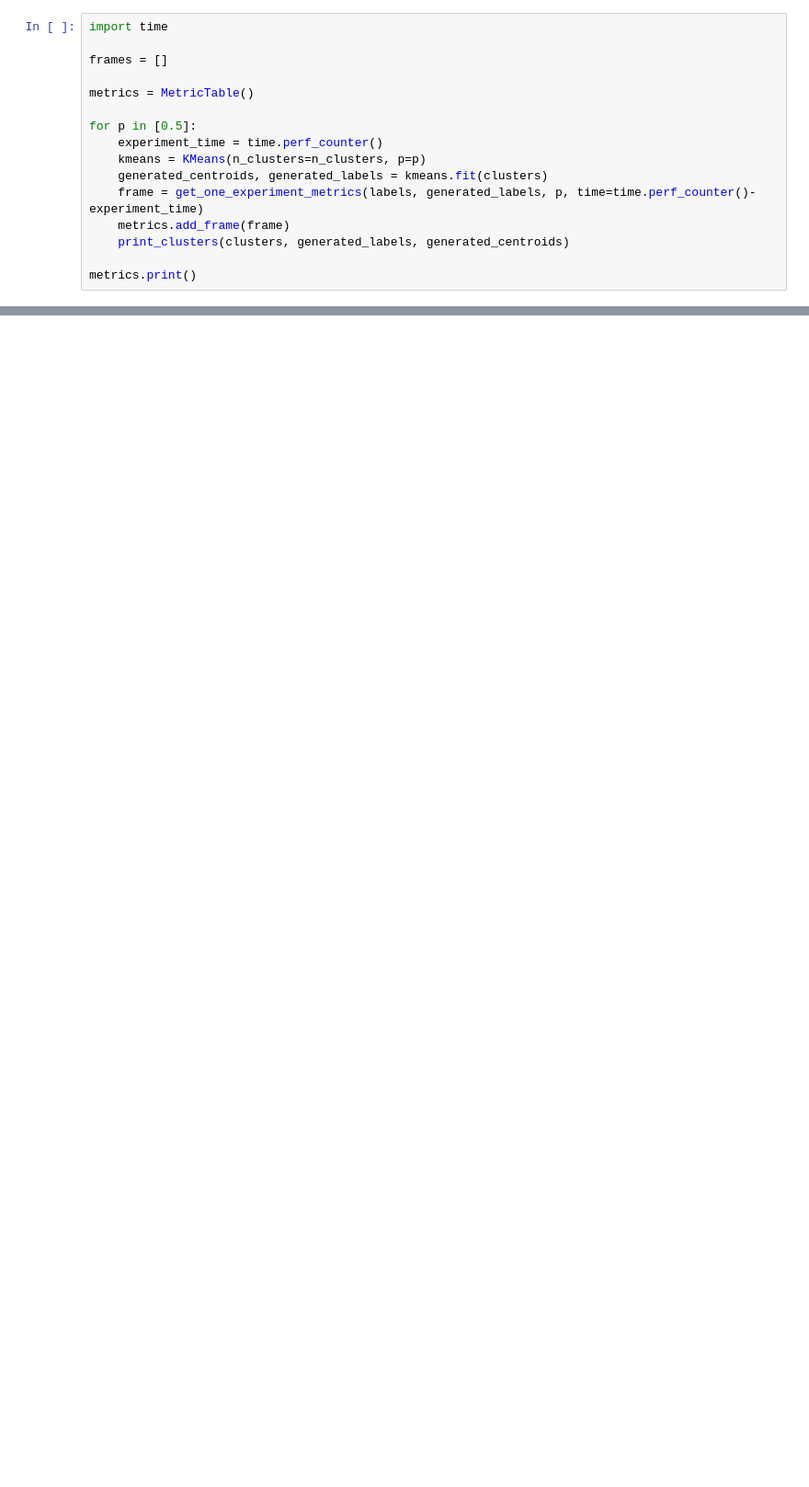
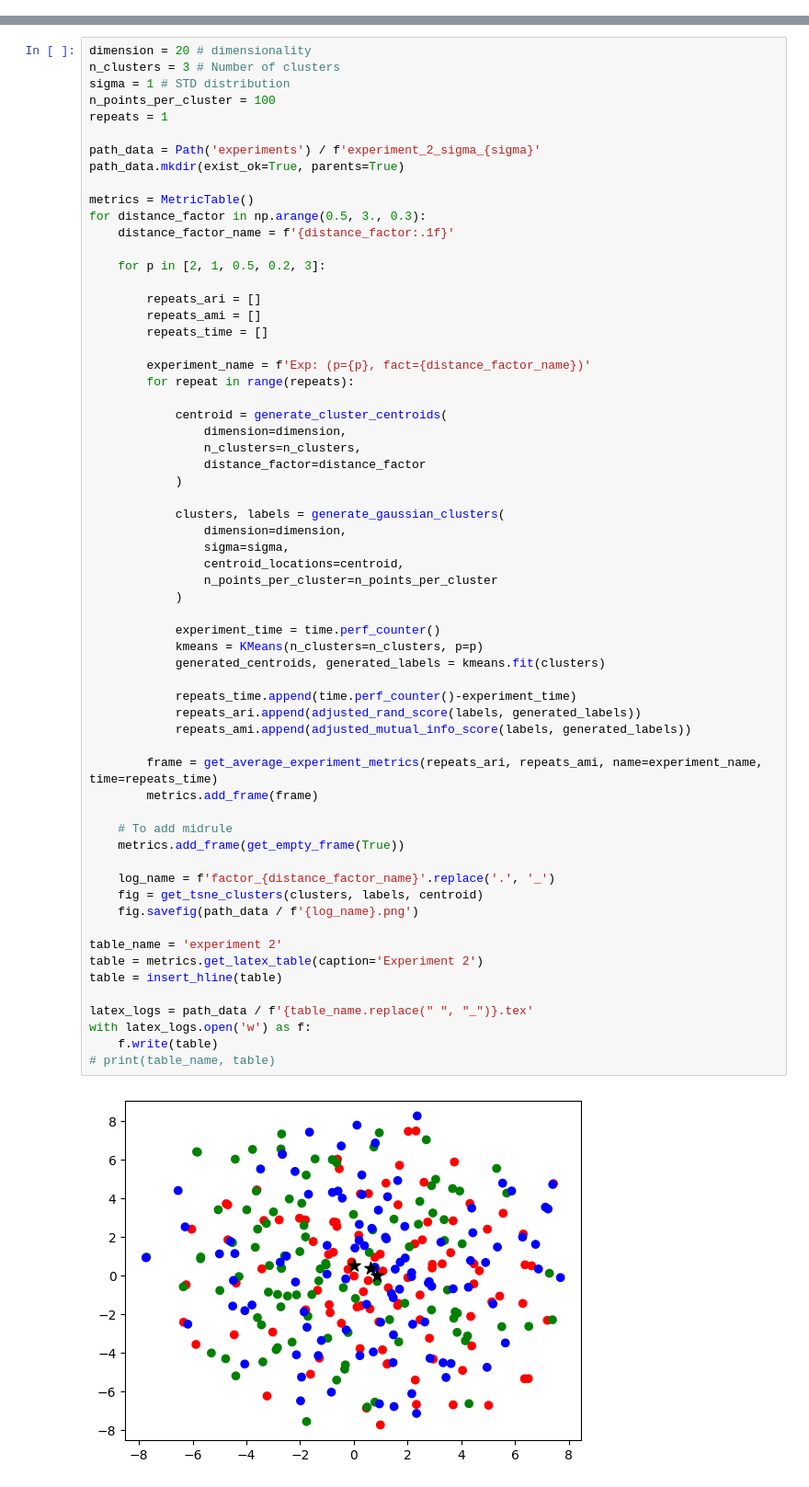
Before and after one commit to alexgiving/LKMeans, a Jupyter notebook: notebook-transformer.ipynb, the cells around one changed output, grey strips where cells are left out. Shown at 92% size. Cells and saved outputs as stored; diff of their text form; blank space fills up the shorter version.

Commit message:
[Merge] Experiments refactoring
[Merge] Experiments refactoring

```diff
--- a/notebook-transformer.ipynb
+++ b/notebook-transformer.ipynb
@@ -228,16 +247,0 @@ print_clusters(clusters, labels, centroid_locations)
-# %%
-import time
-
-frames = []
-
-metrics = MetricTable()
-
-for p in [0.5]:
-    experiment_time = time.perf_counter()
-    kmeans = KMeans(n_clusters=n_clusters, p=p)
-    generated_centroids, generated_labels = kmeans.fit(clusters)
-    frame = get_one_experiment_metrics(labels, generated_labels, p, time=time.perf_counter()-experiment_time)
-    metrics.add_frame(frame)
-    print_clusters(clusters, generated_labels, generated_centroids)
-
-metrics.print()
@@ -250,0 +326,64 @@ Experiment with p: 0.5  12.682627
+# %%
+dimension = 20 # dimensionality
+n_clusters = 3 # Number of clusters
+sigma = 1 # STD distribution
+n_points_per_cluster = 100
+repeats = 1
+
+path_data = Path('experiments') / f'experiment_2_sigma_{sigma}'
+path_data.mkdir(exist_ok=True, parents=True)
+
+metrics = MetricTable()
+for distance_factor in np.arange(0.5, 3., 0.3):
+    distance_factor_name = f'{distance_factor:.1f}'
+
+    for p in [2, 1, 0.5, 0.2, 3]:
+
+        repeats_ari = []
+        repeats_ami = []
+        repeats_time = []
+
+        experiment_name = f'Exp: (p={p}, fact={distance_factor_name})'
+        for repeat in range(repeats):
+
+            centroid = generate_cluster_centroids(
+                dimension=dimension,
+                n_clusters=n_clusters,
+                distance_factor=distance_factor
+            )
+
+            clusters, labels = generate_gaussian_clusters(
+                dimension=dimension,
+                sigma=sigma,
+                centroid_locations=centroid,
+                n_points_per_cluster=n_points_per_cluster
+            )
+
+            experiment_time = time.perf_counter()
+            kmeans = KMeans(n_clusters=n_clusters, p=p)
+            generated_centroids, generated_labels = kmeans.fit(clusters)
+
+            repeats_time.append(time.perf_counter()-experiment_time)
+            repeats_ari.append(adjusted_rand_score(labels, generated_labels))
+            repeats_ami.append(adjusted_mutual_info_score(labels, generated_labels))
+
+        frame = get_average_experiment_metrics(repeats_ari, repeats_ami, name=experiment_name, time=repeats_time)
+        metrics.add_frame(frame)
+
+    # To add midrule
+    metrics.add_frame(get_empty_frame(True))
+
+    log_name = f'factor_{distance_factor_name}'.replace('.', '_')
+    fig = get_tsne_clusters(clusters, labels, centroid)
+    fig.savefig(path_data / f'{log_name}.png')
+
+table_name = 'experiment 2'
+table = metrics.get_latex_table(caption='Experiment 2')
+table = insert_hline(table)
+
+latex_logs = path_data / f'{table_name.replace(" ", "_")}.tex'
+with latex_logs.open('w') as f:
+    f.write(table)
+# print(table_name, table)
+# %% [output]
+[figure, added]
```
Also changed, not shown: parts of 8 cells of this notebook, 3 other files.
